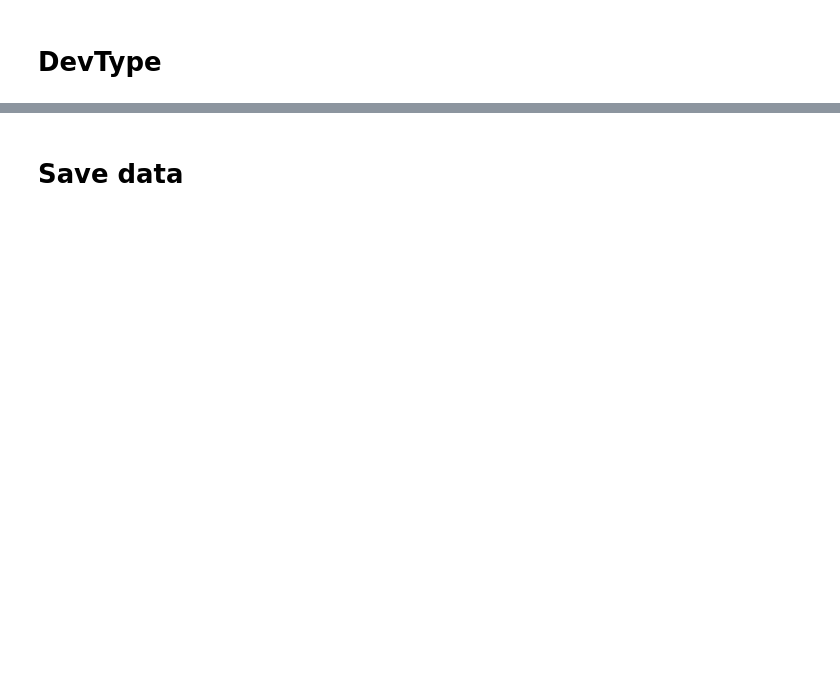
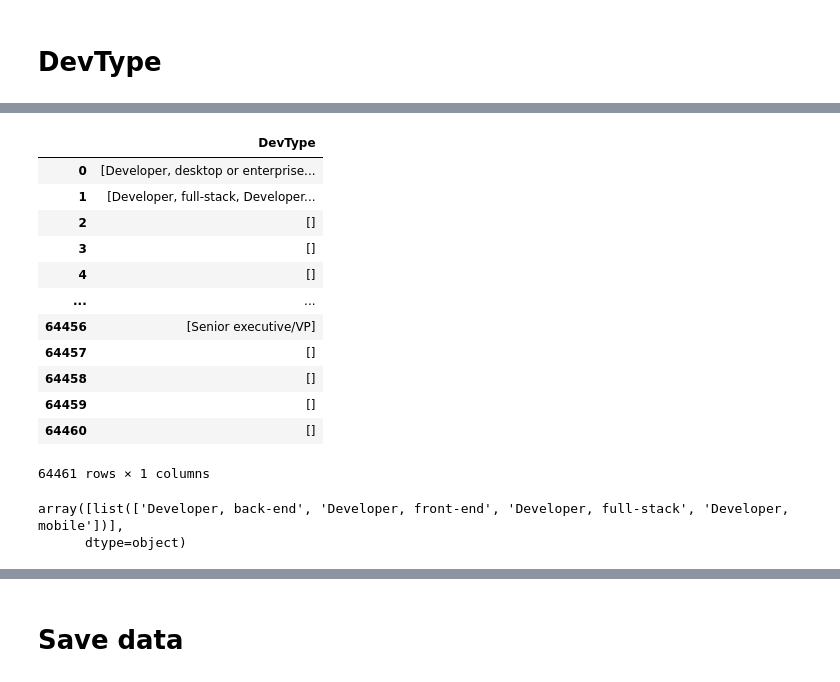
Before and after one commit to Momellouky/jobme, a Jupyter notebook: notebooks/03_data_preprocessing.ipynb, the cells around one changed output, grey strips where cells are left out. Cells and saved outputs as stored; diff of their text form; code cells hidden in the pictures; blank space fills up the shorter version.

```diff
--- a/notebooks/03_data_preprocessing.ipynb
+++ b/notebooks/03_data_preprocessing.ipynb
@@ -105,12 +125,10 @@ YearsCode: [nan '20' '37' '4' '9' '10' '7' '1' '15' '30' '31' '6' '12' '22' '5'
 # %%
 SKILLS_FEATS = [
-    'LanguageHaveWorkedWith',
-     'DatabaseHaveWorkedWith',
-     'PlatformHaveWorkedWith',
-     'WebframeHaveWorkedWith',
-     'EmbeddedHaveWorkedWith',
-     'MiscTechHaveWorkedWith',
-     'ToolsTechHaveWorkedWith',
+    'LanguageWorkedWith',
+     'DatabaseWorkedWith',
+     'PlatformWorkedWith',
+     'WebframeWorkedWith',
+     'MiscTechWorkedWith',
 ]
 
 data[SKILLS_FEATS].sample().iloc[0]
@@ -265,0 +269,34 @@ array([nan, 'Developer, full-stack', 'Developer Experience', 'Student',
+# %%
+def split_answer(pd_series, delimiter):
+    """Function to split single answer"""
+    return pd_series.str.split(delimiter)
+
+splitted_df = pd.DataFrame()
+
+
+modified_series = split_answer(data['DevType'], delimiter=";")
+mask_null = modified_series.isnull()
+modified_series.loc[mask_null] = modified_series[mask_null].apply(lambda x: [])
+
+splitted_df = pd.concat([splitted_df, modified_series], axis=1)
+# data[SKILLS_FEATS].sample().iloc[0]
+splitted_df
+# %% [output]
+|  | DevType |
+| 0 | [Developer, desktop or enterprise... |
+| 1 | [Developer, full-stack, Developer... |
+| 2 | [] |
+| 3 | [] |
+| 4 | [] |
+| ... | ... |
+| 64456 | [Senior executive/VP] |
+| 64457 | [] |
+| 64458 | [] |
+| 64459 | [] |
+| 64460 | [] |
+64461 rows × 1 columns
+# %%
+splitted_df.iloc[22654].values
+# %% [output]
+array([list(['Developer, back-end', 'Developer, front-end', 'Developer, full-stack', 'Developer, mobile'])],
+      dtype=object)
```
Also changed, not shown: parts of 16 cells of this notebook.
